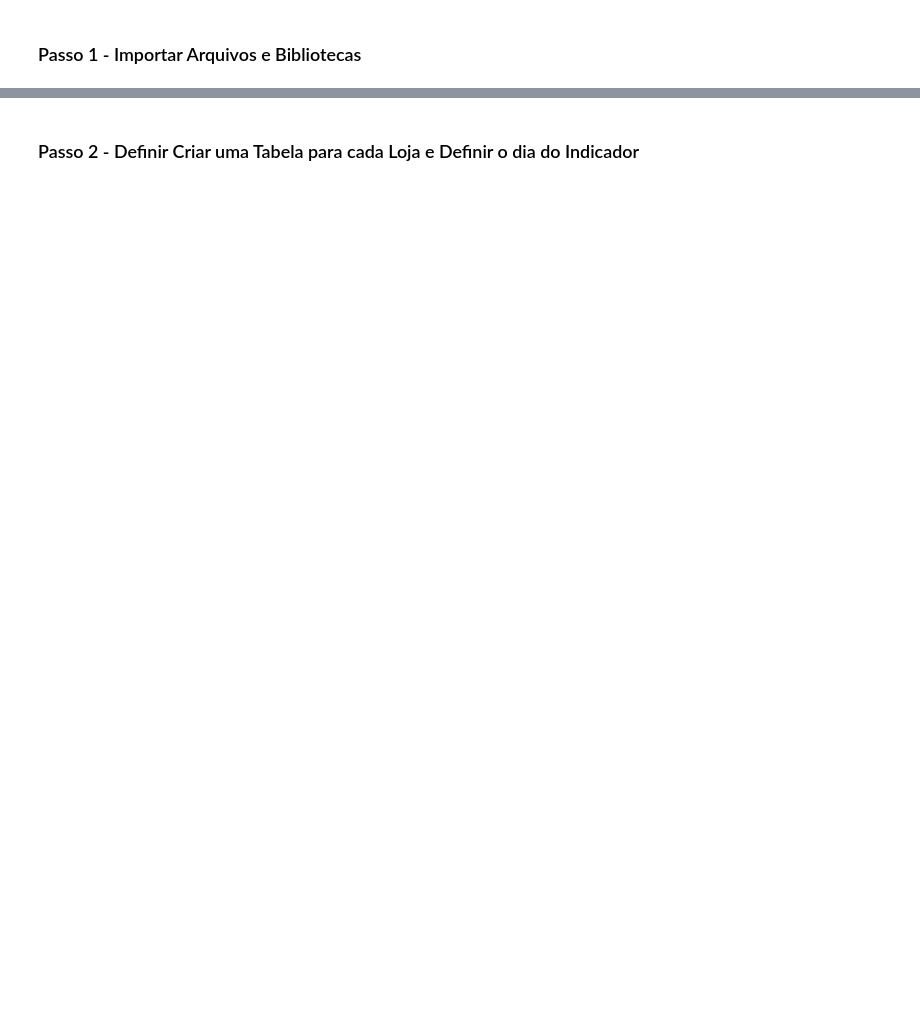
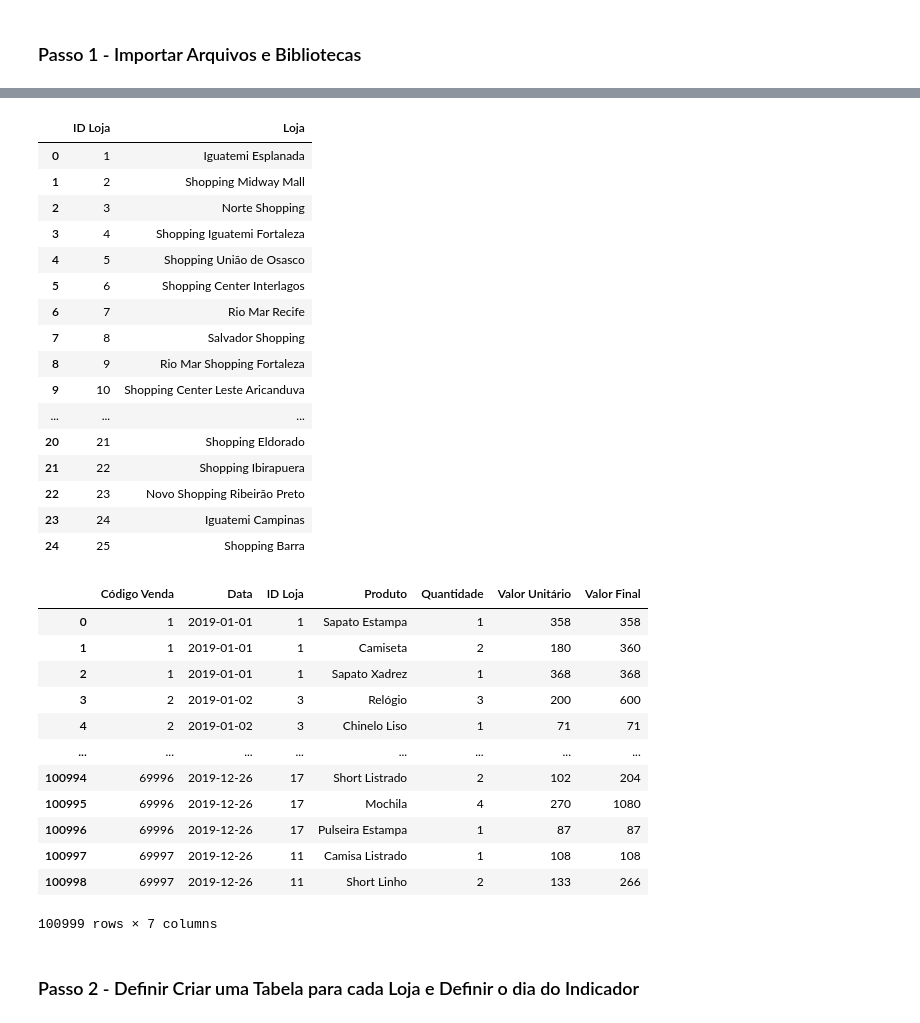
Before and after one commit to BrianCosta2004/Process-Automation-Desk, a Jupyter notebook: Automacao de Processo.ipynb, the cells around one changed output, grey strips where cells are left out. Cells and saved outputs as stored; diff of their text form; code cells hidden in the pictures; blank space fills up the shorter version.

```diff
--- a/Automacao de Processo.ipynb
+++ b/Automacao de Processo.ipynb
@@ -2,0 +6,8 @@
+# %%
+emails = pd.read_excel(r'Bases de Dados\Emails.xlsx')
+lojas = pd.read_csv(r'Bases de Dados\Lojas.csv', encoding='latin1', sep=';')
+vendas =  pd.read_excel(r'Bases de Dados\Vendas.xlsx')
+display(emails)
+display(lojas)
+display(vendas)
+# %% [output]
@@ -3,2 +31,32 @@
+|  | ID Loja | Loja |
+| 0 | 1 | Iguatemi Esplanada |
+| 1 | 2 | Shopping Midway Mall |
+| 2 | 3 | Norte Shopping |
+| 3 | 4 | Shopping Iguatemi Fortaleza |
+| 4 | 5 | Shopping União de Osasco |
+| 5 | 6 | Shopping Center Interlagos |
+| 6 | 7 | Rio Mar Recife |
+| 7 | 8 | Salvador Shopping |
+| 8 | 9 | Rio Mar Shopping Fortaleza |
+| 9 | 10 | Shopping Center Leste Aricanduva |
+| ... | ... | ... |
+| 20 | 21 | Shopping Eldorado |
+| 21 | 22 | Shopping Ibirapuera |
+| 22 | 23 | Novo Shopping Ribeirão Preto |
+| 23 | 24 | Iguatemi Campinas |
+| 24 | 25 | Shopping Barra |
+|  | Código Venda | Data | ID Loja | Produto | Quantidade | Valor Unitário | Valor Final |
+| 0 | 1 | 2019-01-01 | 1 | Sapato Estampa | 1 | 358 | 358 |
+| 1 | 1 | 2019-01-01 | 1 | Camiseta | 2 | 180 | 360 |
+| 2 | 1 | 2019-01-01 | 1 | Sapato Xadrez | 1 | 368 | 368 |
+| 3 | 2 | 2019-01-02 | 3 | Relógio | 3 | 200 | 600 |
+| 4 | 2 | 2019-01-02 | 3 | Chinelo Liso | 1 | 71 | 71 |
+| ... | ... | ... | ... | ... | ... | ... | ... |
+| 100994 | 69996 | 2019-12-26 | 17 | Short Listrado | 2 | 102 | 204 |
+| 100995 | 69996 | 2019-12-26 | 17 | Mochila | 4 | 270 | 1080 |
+| 100996 | 69996 | 2019-12-26 | 17 | Pulseira Estampa | 1 | 87 | 87 |
+| 100997 | 69997 | 2019-12-26 | 11 | Camisa Listrado | 1 | 108 | 108 |
+| 100998 | 69997 | 2019-12-26 | 11 | Short Linho | 2 | 133 | 266 |
+100999 rows × 7 columns
 # %% [markdown]
 ### Passo 2 - Definir Criar uma Tabela para cada Loja e Definir o dia do Indicador
```
Also changed, not shown: parts of 8 cells of this notebook.
